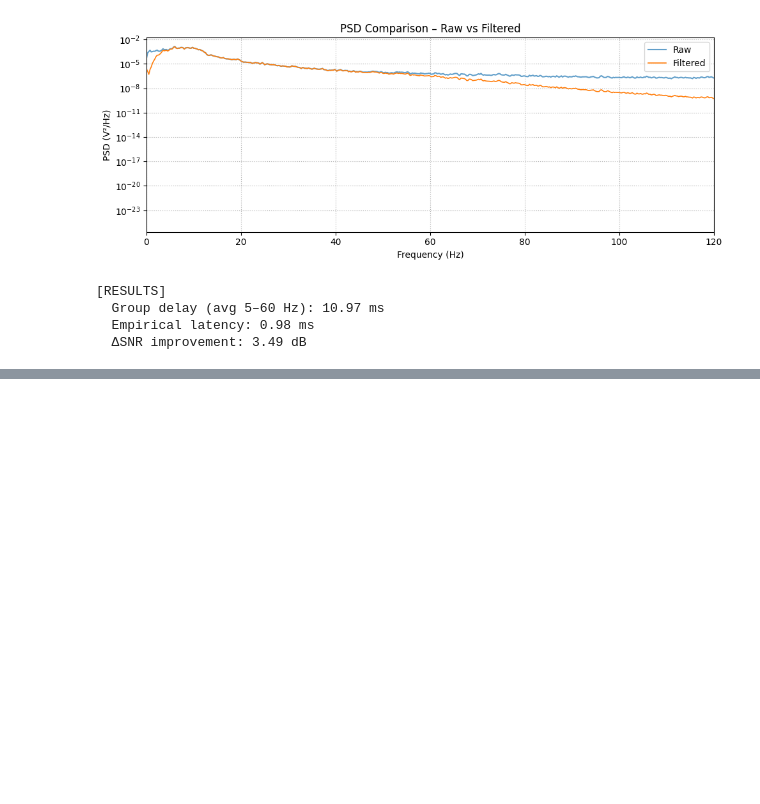
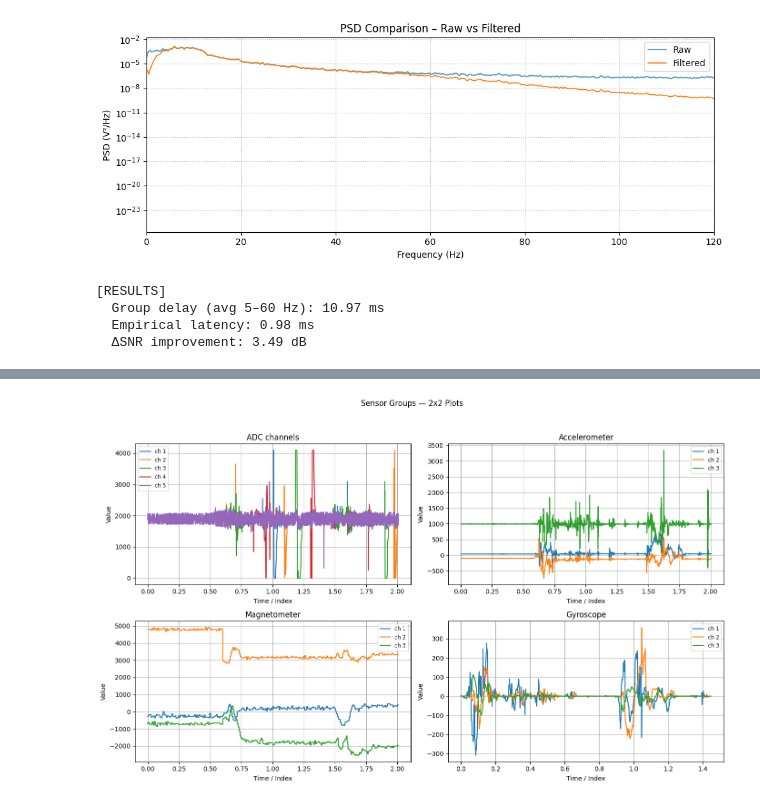
Before and after one commit to Amd36/exoskeleton, a Jupyter notebook: filter_test.ipynb, the cells around one changed output, grey strips where cells are left out. Cells and saved outputs as stored; diff of their text form; code cells hidden in the pictures; blank space fills up the shorter version.

```diff
--- a/filter_test.ipynb
+++ b/filter_test.ipynb
@@ -62,0 +33,81 @@ Warning: expected 17 values, got 12: 77,2324,1240,-656.5856,200.8965,564.2699,40
+# %%
+# ...existing code...
+import pandas as pd
+import matplotlib.pyplot as plt
+import os
+
+# file lists (adjust as needed)
+adc_files = ["saved_data/test_2.csv",
+             "saved_data/test_3.csv",
+             "saved_data/test_4.csv",
+             "saved_data/test_5.csv",
+             "saved_data/test_6.csv"]
+
+acc_files = ["saved_data/test_9.csv",
+             "saved_data/test_10.csv",
+             "saved_data/test_11.csv"]
+
+gyro_files = ["saved_data/test_12.csv",
+             "saved_data/test_13.csv",
+             "saved_data/test_14.csv"]
+
+mag_files = ["saved_data/test_15.csv",
+              "saved_data/test_16.csv",
+              "saved_data/test_17.csv"]
+
+# helper to safely load existing files
+def load_dfs(file_list):
+    dfs = []
+    for f in file_list:
+        if os.path.exists(f):
+            try:
+                dfs.append(pd.read_csv(f))
+            except Exception:
+                dfs.append(None)
+        else:
+            dfs.append(None)
+    return dfs
+
+adc_dfs = load_dfs(adc_files)
+acc_dfs = load_dfs(acc_files)
+mag_dfs = load_dfs(mag_files)
+gyro_dfs = load_dfs(gyro_files)
+
+fig, axes = plt.subplots(2, 2, figsize=(14, 9))
+axes = axes.flatten()
+
+groups = [
+    (adc_dfs, "ADC channels"),
+    (acc_dfs, "Accelerometer"),
+    (mag_dfs, "Magnetometer"),
+    (gyro_dfs, "Gyroscope"),
+]
+
+for ax, (dfs, title) in zip(axes, groups):
+    ax.clear()
+    plotted = False
+    for i, df in enumerate(dfs):
+        if df is None:
+            continue
+        numeric_cols = df.select_dtypes(include='number').columns
+        if len(numeric_cols) >= 2:
+            x = df[numeric_cols[0]]
+            y = df[numeric_cols[1]]
+            ax.plot(x, y, label=f"ch {i+1}")
+            plotted = True
+        elif len(numeric_cols) == 1:
+            y = df[numeric_cols[0]]
+            ax.plot(y, label=f"ch {i+1}")
+            plotted = True
+    ax.set_title(title)
+    ax.grid(True)
+    if plotted:
+        ax.legend(fontsize="small", loc="best")
+    ax.set_xlabel("Time / Index")
+    ax.set_ylabel("Value")
+
+plt.suptitle("Sensor Groups — 2x2 Plots")
+plt.tight_layout(rect=[0, 0.03, 1, 0.95])
+plt.show()
+# %% [output]
+[figure, added]
```
Also changed, not shown: parts of 1 cell of this notebook, 20 other files.
